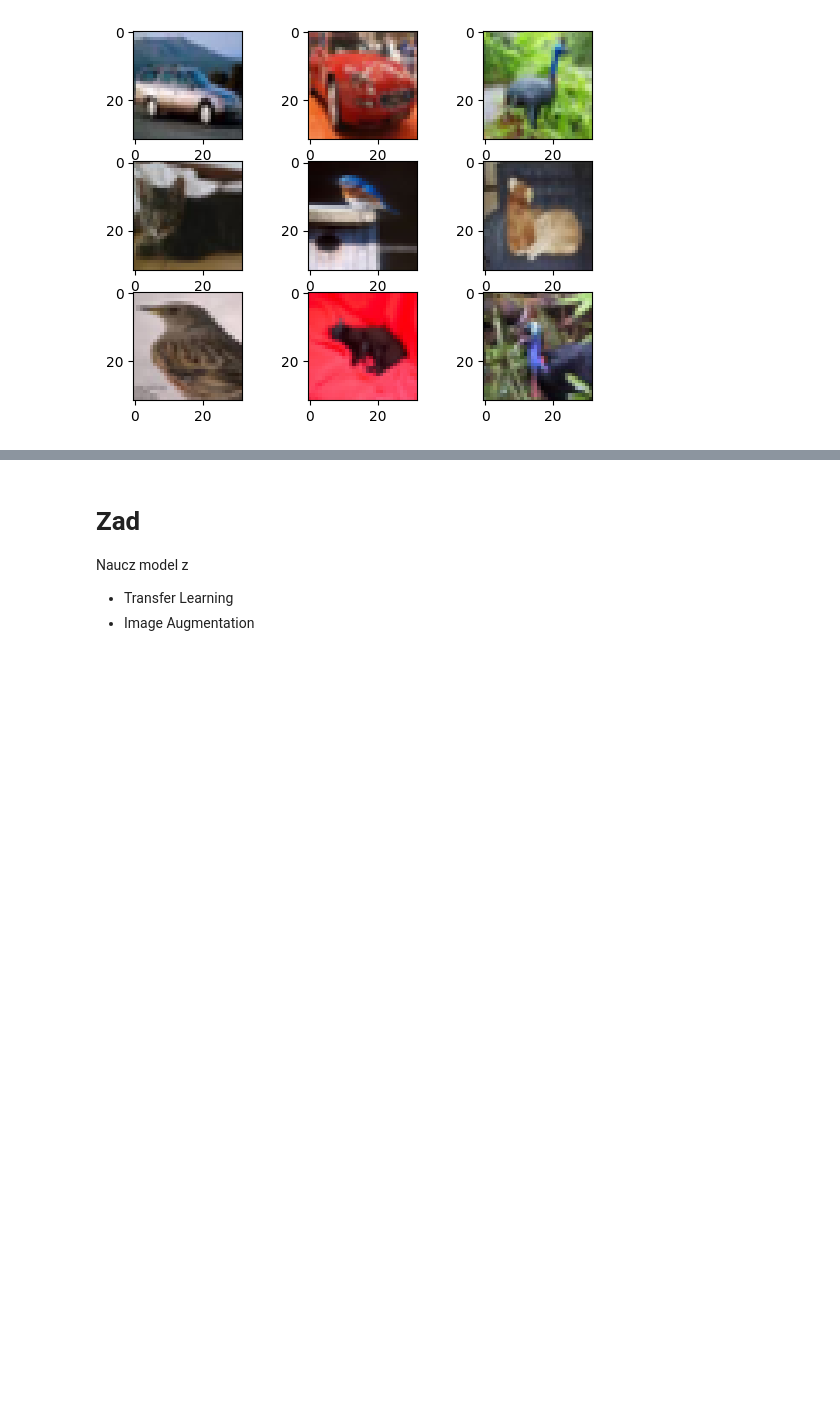
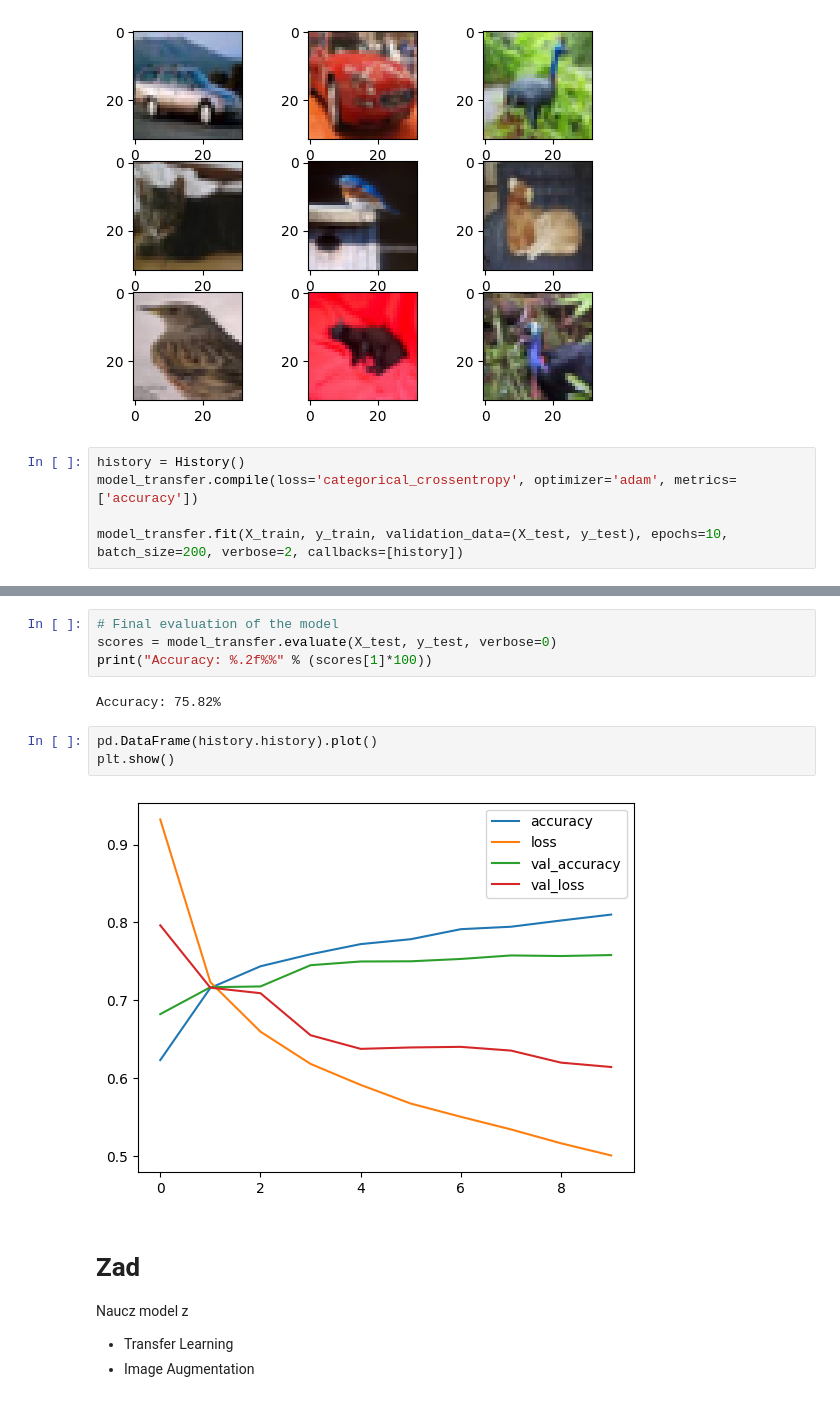
Before and after one commit to KrystianJachna/AI, a Jupyter notebook: cw12/AD_Z12_H_transfer_learning.ipynb, the cells around one changed output, grey strips where cells are left out. Drawn from its saved outputs; the diff is of its cells as text; blank space fills up the shorter version.

```diff
--- a/cw12/AD_Z12_H_transfer_learning.ipynb
+++ b/cw12/AD_Z12_H_transfer_learning.ipynb
@@ -198,3 +233,8 @@ for i in range(0, 9):
 plt.show()
 # %% [output]
 [figure]
+# %%
+history = History()
+model_transfer.compile(loss='categorical_crossentropy', optimizer='adam', metrics=['accuracy'])
+
+model_transfer.fit(X_train, y_train, validation_data=(X_test, y_test), epochs=10, batch_size=200, verbose=2, callbacks=[history])
@@ -201,3 +263,14 @@ plt.show()
+# %%
+# Final evaluation of the model
+scores = model_transfer.evaluate(X_test, y_test, verbose=0)
+print("Accuracy: %.2f%%" % (scores[1]*100))
+# %% [output]
+Accuracy: 75.82%
+# %%
+pd.DataFrame(history.history).plot()
+plt.show()
+# %% [output]
+[figure, added]
 # %% [markdown]
 # Zad
 Naucz model z
```
Also changed, not shown: parts of 9 cells of this notebook, 24 other files.
